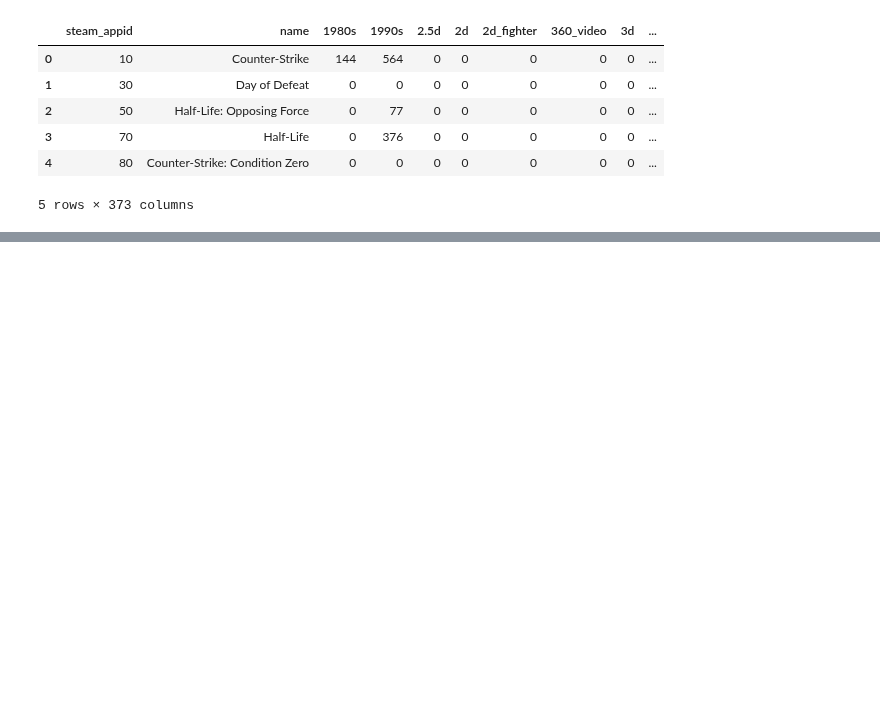
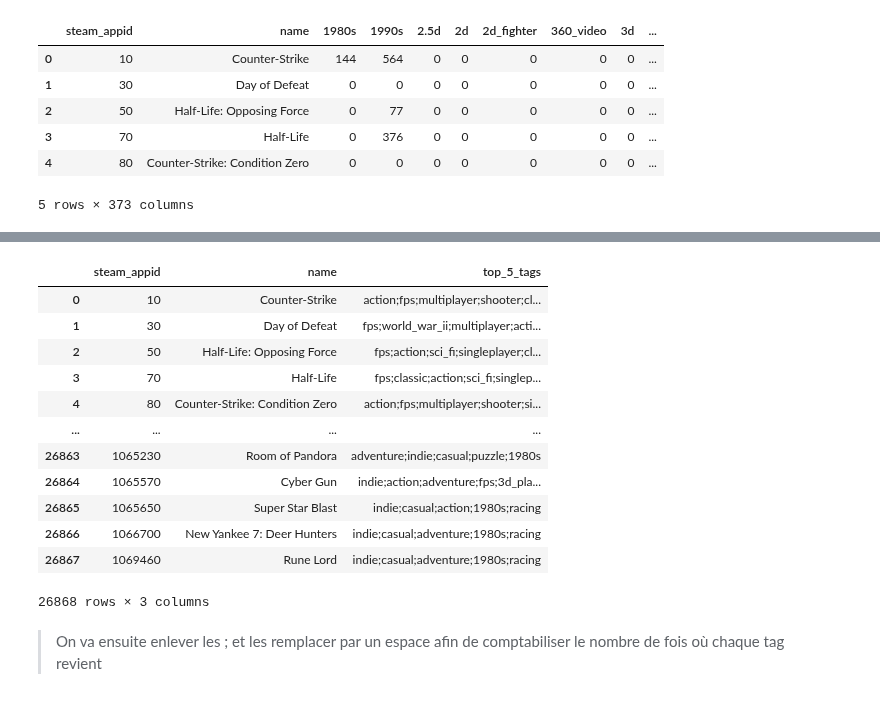
Before and after one commit to Rvanelven/steamator, a Jupyter notebook: notebooks/Robin_#15_ NLP 375 genres.ipynb, the cells around one changed output, grey strips where cells are left out. Cells and saved outputs as stored; diff of their text form; code cells hidden in the pictures; blank space fills up the shorter version.

```diff
--- a/notebooks/Robin_#15_ NLP 375 genres.ipynb
+++ b/notebooks/Robin_#15_ NLP 375 genres.ipynb
@@ -70,0 +138,22 @@ df2.head(5)
+# %%
+df_final = df4.join(df3, rsuffix='top_')
+# %%
+df_final =df_final.drop(columns=['1st Tag', '2nd Tag', '3rd Tag', '4th Tag', '5th Tag'])
+# %%
+df_final
+# %% [output]
+|  | steam_appid | name | top_5_tags |
+| 0 | 10 | Counter-Strike | action;fps;multiplayer;shooter;cl... |
+| 1 | 30 | Day of Defeat | fps;world_war_ii;multiplayer;acti... |
+| 2 | 50 | Half-Life: Opposing Force | fps;action;sci_fi;singleplayer;cl... |
+| 3 | 70 | Half-Life | fps;classic;action;sci_fi;singlep... |
+| 4 | 80 | Counter-Strike: Condition Zero | action;fps;multiplayer;shooter;si... |
+| ... | ... | ... | ... |
+| 26863 | 1065230 | Room of Pandora | adventure;indie;casual;puzzle;1980s |
+| 26864 | 1065570 | Cyber Gun | indie;action;adventure;fps;3d_pla... |
+| 26865 | 1065650 | Super Star Blast | indie;casual;action;1980s;racing |
+| 26866 | 1066700 | New Yankee 7: Deer Hunters | indie;casual;adventure;1980s;racing |
+| 26867 | 1069460 | Rune Lord | indie;casual;adventure;1980s;racing |
+26868 rows × 3 columns
+# %% [markdown]
+> On va ensuite enlever les ; et les remplacer par un espace afin de comptabiliser le nombre de fois où chaque tag revient
```
Also changed, not shown: parts of 21 cells of this notebook, 1 other file.
